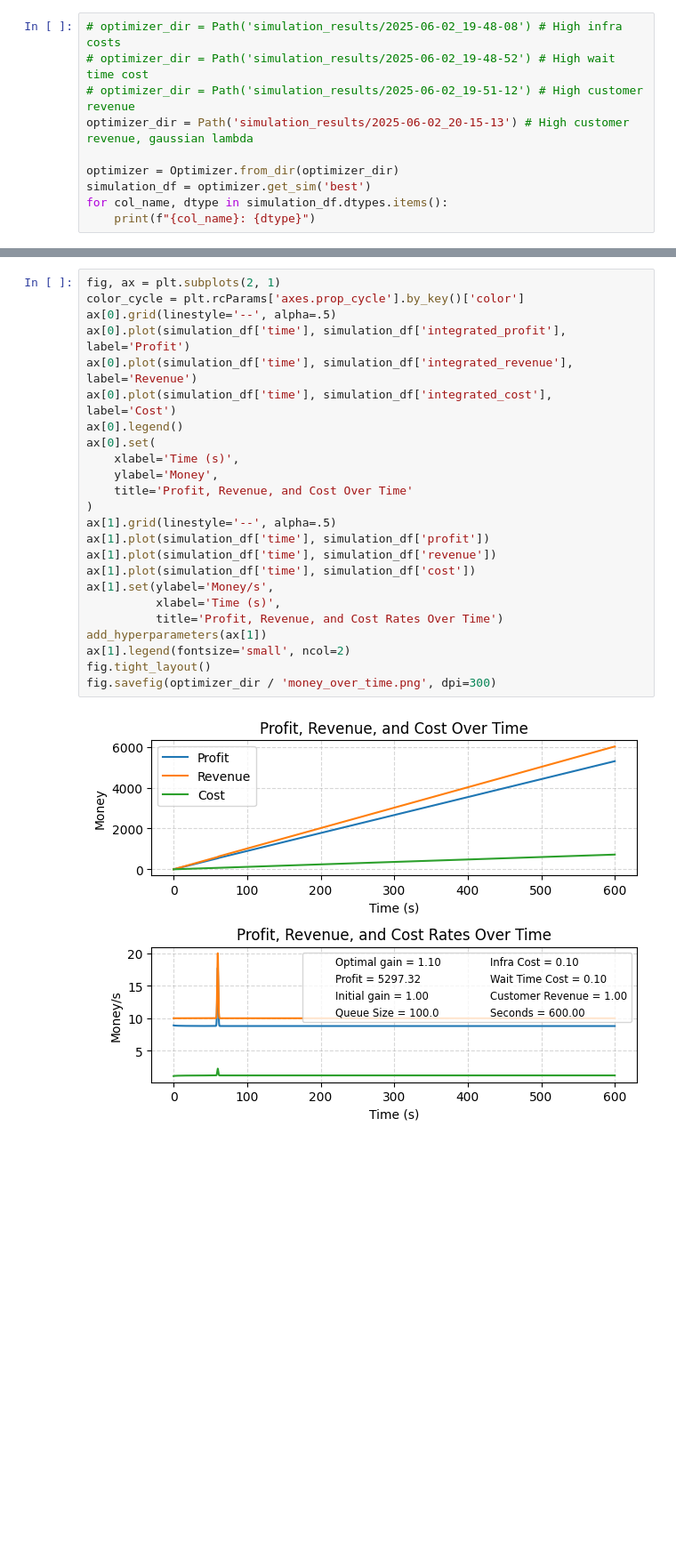
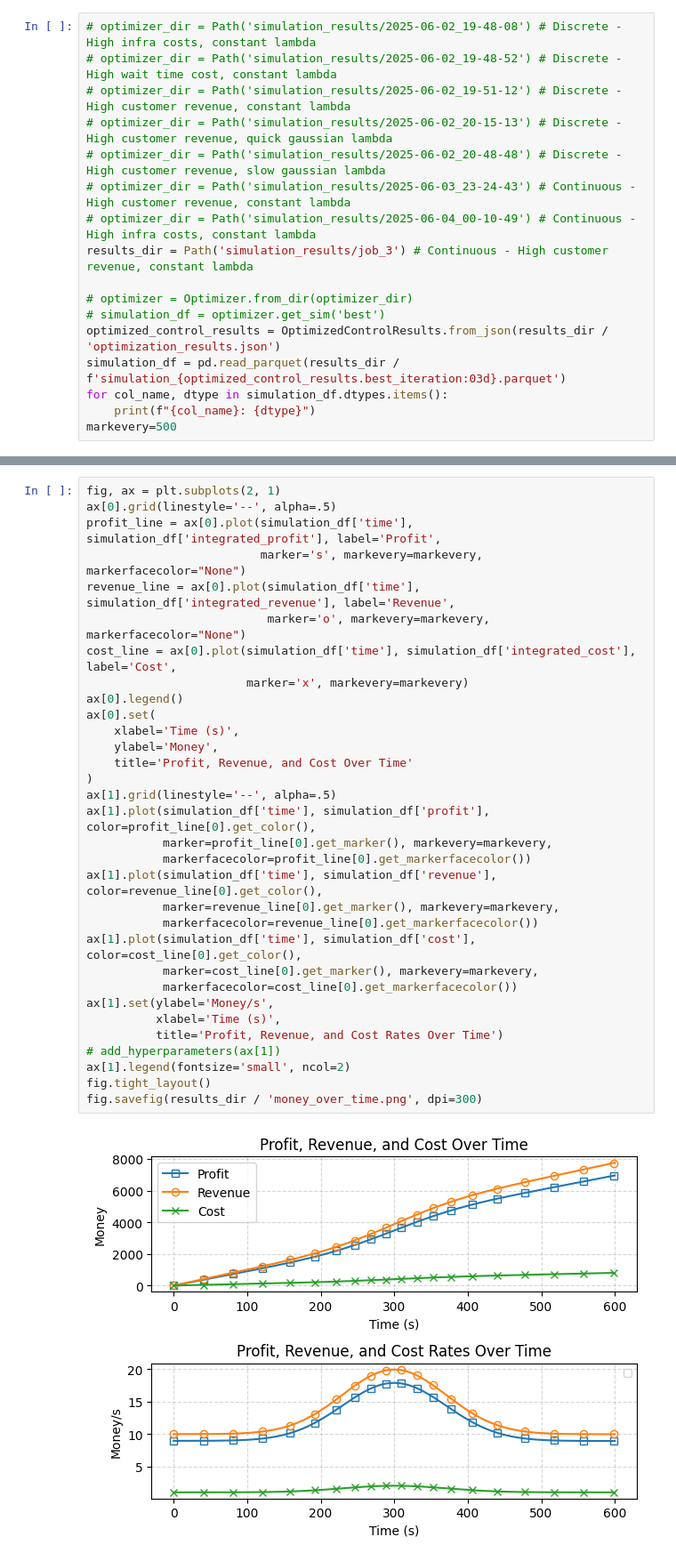
Before and after one commit to lucasbanunes/CPS767-monte-carlo-algorithms, a Jupyter notebook: project/plot_simulation.ipynb, the cells around one changed output, grey strips where cells are left out. Shown: that part at 89% size. Drawn from its saved outputs; the diff is of its cells as text; blank space fills up the shorter version.

```diff
--- a/project/plot_simulation.ipynb
+++ b/project/plot_simulation.ipynb
@@ -5,12 +11,19 @@ from utils import Optimizer
 # %%
-# optimizer_dir = Path('simulation_results/2025-06-02_19-48-08') # High infra costs
-# optimizer_dir = Path('simulation_results/2025-06-02_19-48-52') # High wait time cost
-# optimizer_dir = Path('simulation_results/2025-06-02_19-51-12') # High customer revenue
-optimizer_dir = Path('simulation_results/2025-06-02_20-15-13') # High customer revenue, gaussian lambda
+# optimizer_dir = Path('simulation_results/2025-06-02_19-48-08') # Discrete - High infra costs, constant lambda
+# optimizer_dir = Path('simulation_results/2025-06-02_19-48-52') # Discrete - High wait time cost, constant lambda
+# optimizer_dir = Path('simulation_results/2025-06-02_19-51-12') # Discrete - High customer revenue, constant lambda
+# optimizer_dir = Path('simulation_results/2025-06-02_20-15-13') # Discrete - High customer revenue, quick gaussian lambda
+# optimizer_dir = Path('simulation_results/2025-06-02_20-48-48') # Discrete - High customer revenue, slow gaussian lambda
+# optimizer_dir = Path('simulation_results/2025-06-03_23-24-43') # Continuous - High customer revenue, constant lambda
+# optimizer_dir = Path('simulation_results/2025-06-04_00-10-49') # Continuous - High infra costs, constant lambda
+results_dir = Path('simulation_results/job_3') # Continuous - High customer revenue, constant lambda
 
-optimizer = Optimizer.from_dir(optimizer_dir)
-simulation_df = optimizer.get_sim('best')
+# optimizer = Optimizer.from_dir(optimizer_dir)
+# simulation_df = optimizer.get_sim('best')
+optimized_control_results = OptimizedControlResults.from_json(results_dir / 'optimization_results.json')
+simulation_df = pd.read_parquet(results_dir / f'simulation_{optimized_control_results.best_iteration:03d}.parquet')
 for col_name, dtype in simulation_df.dtypes.items():
     print(f"{col_name}: {dtype}")
+markevery=500
 # %% [output]
 time: float64
@@ -79,27 +110,35 @@ fig.savefig(optimizer_dir / 'producer_consumer_lambda.png', dpi=300)
 # %%
 fig, ax = plt.subplots(2, 1)
-color_cycle = plt.rcParams['axes.prop_cycle'].by_key()['color']
 ax[0].grid(linestyle='--', alpha=.5)
-ax[0].plot(simulation_df['time'], simulation_df['integrated_profit'], label='Profit')
-ax[0].plot(simulation_df['time'], simulation_df['integrated_revenue'], label='Revenue')
-ax[0].plot(simulation_df['time'], simulation_df['integrated_cost'], label='Cost')
+profit_line = ax[0].plot(simulation_df['time'], simulation_df['integrated_profit'], label='Profit',
+                         marker='s', markevery=markevery, markerfacecolor="None")
+revenue_line = ax[0].plot(simulation_df['time'], simulation_df['integrated_revenue'], label='Revenue',
+                          marker='o', markevery=markevery, markerfacecolor="None")
+cost_line = ax[0].plot(simulation_df['time'], simulation_df['integrated_cost'], label='Cost',
+                       marker='x', markevery=markevery)
 ax[0].legend()
 ax[0].set(
     xlabel='Time (s)',
     ylabel='Money',
     title='Profit, Revenue, and Cost Over Time'
 )
 ax[1].grid(linestyle='--', alpha=.5)
-ax[1].plot(simulation_df['time'], simulation_df['profit'])
-ax[1].plot(simulation_df['time'], simulation_df['revenue'])
-ax[1].plot(simulation_df['time'], simulation_df['cost'])
+ax[1].plot(simulation_df['time'], simulation_df['profit'], color=profit_line[0].get_color(),
+           marker=profit_line[0].get_marker(), markevery=markevery,
+           markerfacecolor=profit_line[0].get_markerfacecolor())
+ax[1].plot(simulation_df['time'], simulation_df['revenue'], color=revenue_line[0].get_color(),
+           marker=revenue_line[0].get_marker(), markevery=markevery,
+           markerfacecolor=revenue_line[0].get_markerfacecolor())
+ax[1].plot(simulation_df['time'], simulation_df['cost'], color=cost_line[0].get_color(),
+           marker=cost_line[0].get_marker(), markevery=markevery,
+           markerfacecolor=cost_line[0].get_markerfacecolor())
 ax[1].set(ylabel='Money/s',
           xlabel='Time (s)',
           title='Profit, Revenue, and Cost Rates Over Time')
-add_hyperparameters(ax[1])
+# add_hyperparameters(ax[1])
 ax[1].legend(fontsize='small', ncol=2)
 fig.tight_layout()
-fig.savefig(optimizer_dir / 'money_over_time.png', dpi=300)
+fig.savefig(results_dir / 'money_over_time.png', dpi=300)
 # %% [output]
-[figure, old version]
+[figure, new version]
 # %%
```
Also changed, not shown: parts of 6 cells of this notebook, 3 other files.
